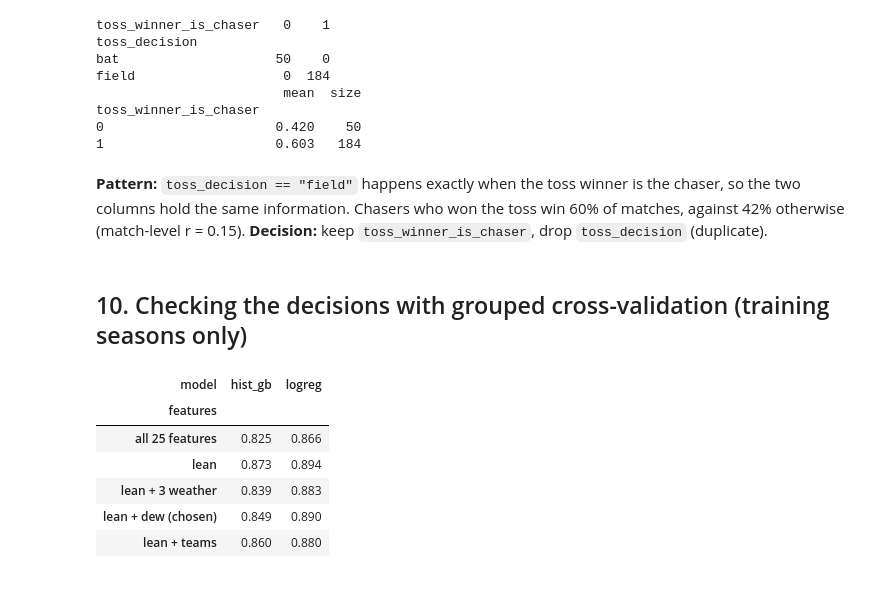
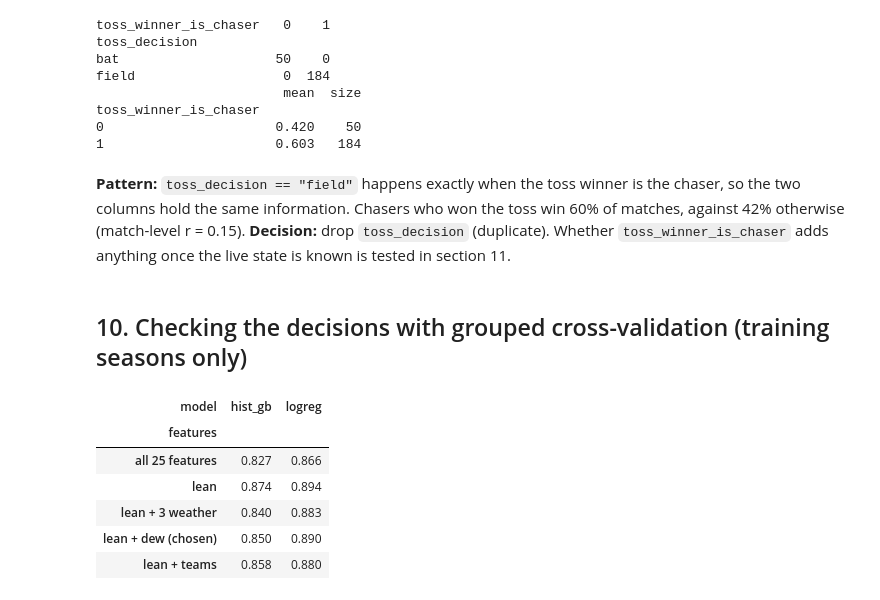
Before and after one commit to ahmed2402/psl-win-predictor, a Jupyter notebook: notebooks/01_eda.ipynb, the cells around one changed output. Cells and saved outputs as stored; diff of their text form; code cells hidden in the pictures.

```diff
--- a/notebooks/01_eda.ipynb
+++ b/notebooks/01_eda.ipynb
@@ -221,37 +221,38 @@ toss_winner_is_chaser
 1                      0.603   184
 # %% [markdown]
 **Pattern:** `toss_decision == "field"` happens exactly when the toss winner is the chaser, so the two columns hold the same information. Chasers who won the toss win 60% of matches, against 42% otherwise (match-level r = 0.15).
-**Decision:** keep `toss_winner_is_chaser`, drop `toss_decision` (duplicate).
+**Decision:** drop `toss_decision` (duplicate). Whether `toss_winner_is_chaser` adds anything once the live state is known is tested in section 11.
 # %% [markdown]
 ## 10. Checking the decisions with grouped cross-validation (training seasons only)
 # %%
 from sklearn.ensemble import HistGradientBoostingClassifier
 from sklearn.linear_model import LogisticRegression
+from sklearn.metrics import roc_auc_score
 from sklearn.model_selection import GroupKFold, cross_val_score
 from psl_pipeline import make_pipeline
 
 d = tr.assign(rrr=tr.rrr.clip(upper=36), crr=tr.crr.clip(upper=36))
 lean = ["balls_left", "runs_needed", "wickets", "target", "rrr", "crr", "runs_last12", "wkts_last12",
-        "toss_winner_is_chaser", "venue_avg_first"]
-all_num = num[:17] + ["venue_avg_first"]
+        "toss_winner_is_chaser"]
+all_num = num[:17]
 sets = {"all 25 features": (all_num + w, ["batting_team", "bowling_team", "venue", "toss_decision"]),
         "lean": (lean, ["venue"]), "lean + 3 weather": (lean + w, ["venue"]),
         "lean + dew (chosen)": (lean + ["dew_point_c"], ["venue"]),
         "lean + teams": (lean, ["venue", "batting_team", "bowling_team"])}
 rows = []
 for name, (n, c) in sets.items():
-    cols = ["match_id"] + [x for x in n if x != "venue_avg_first"] + c + ([] if "target" in n else ["target"])
+    cols = n + c
     for mname, clf in [("logreg", LogisticRegression(max_iter=2000)),
                        ("hist_gb", HistGradientBoostingClassifier(max_depth=3, learning_rate=.06, random_state=0))]:
         s = cross_val_score(make_pipeline(clf, n, c), d[cols], d.chaser_won, groups=d.match_id,
                             cv=GroupKFold(5), scoring="roc_auc")
         rows.append({"features": name, "model": mname, "cv_roc_auc": s.mean().round(3)})
 pd.DataFrame(rows).pivot(index="features", columns="model", values="cv_roc_auc")
 # %% [output]
 | model | hist_gb | logreg |
 | features |  |  |
-| all 25 features | 0.825 | 0.866 |
-| lean | 0.873 | 0.894 |
-| lean + 3 weather | 0.839 | 0.883 |
-| lean + dew (chosen) | 0.849 | 0.890 |
-| lean + teams | 0.860 | 0.880 |
+| all 25 features | 0.827 | 0.866 |
+| lean | 0.874 | 0.894 |
+| lean + 3 weather | 0.840 | 0.883 |
+| lean + dew (chosen) | 0.850 | 0.890 |
+| lean + teams | 0.858 | 0.880 |
```
Also changed, not shown: parts of 6 cells of this notebook, 5 other files.
